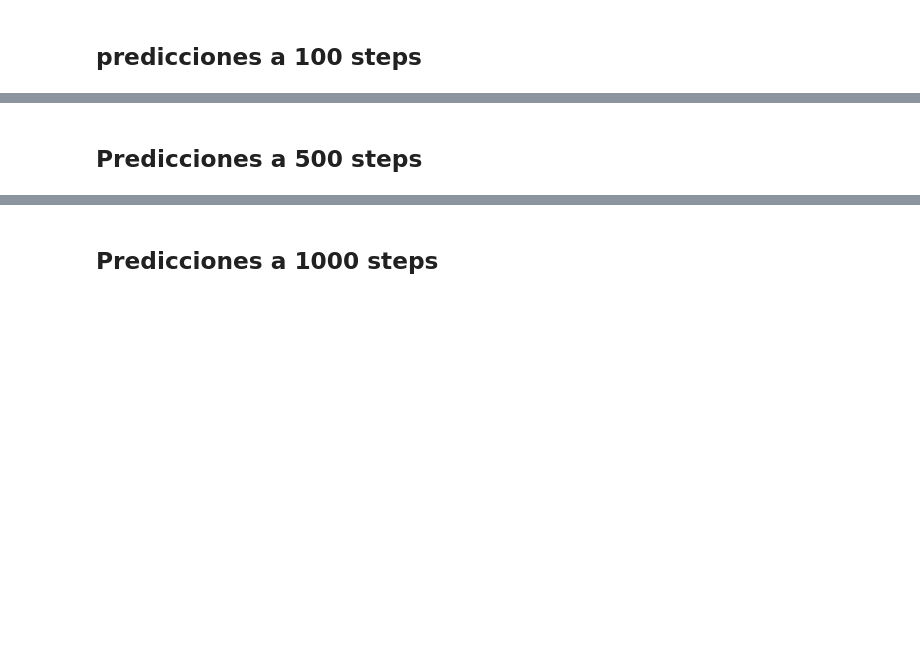
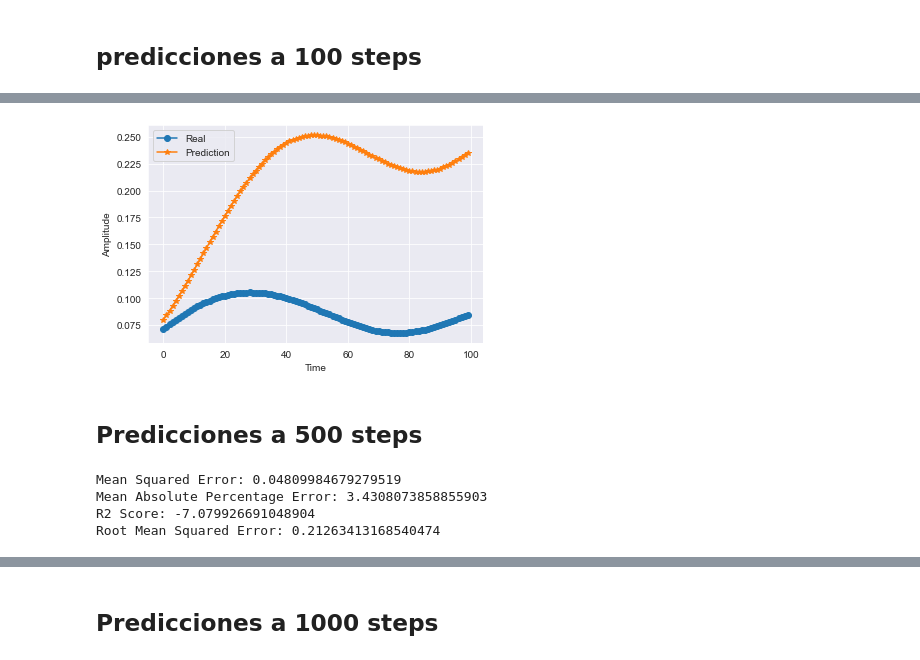
Before and after one commit to consuelorojas/Tesis, a Jupyter notebook: SVR/test_scriptSVR.ipynb, the cells around one changed output, grey strips where cells are left out. Cells and saved outputs as stored; diff of their text form; code cells hidden in the pictures; blank space fills up the shorter version.

```diff
--- a/SVR/test_scriptSVR.ipynb
+++ b/SVR/test_scriptSVR.ipynb
@@ -148,3 +157,13 @@ Root Mean Squared Error: 0.19191000283741486
+# %%
+i = 1
+plt.plot(y_test[i], 'o-',label='Real')
+plt.plot(test100[i], '*-',label='Prediction')
+plt.xlabel('Time')
+plt.ylabel('Amplitude')
+plt.legend()
+plt.show()
+# %% [output]
+[figure, added]
 # %% [markdown]
 ## **Predicciones a 500 steps**
 # %%
@@ -154,8 +174,13 @@ x_test , y_test = ut2.create_sequences(test, 1000, steps)
 test500 = ut2.rollingWindowPrediction_SVR(model, x_test, steps)
 np.savetxt("test500_SVR.csv", test500, delimiter=",")
 # %%
-mse, mape, r2, rmse = er.calculate_errors(test100, y_test)
+mse, mape, r2, rmse = er.calculate_errors(test500, y_test)
 print(f'Mean Squared Error: {mse}')
 print(f'Mean Absolute Percentage Error: {mape}')
 print(f'R2 Score: {r2}')
 print(f'Root Mean Squared Error: {rmse}')
+# %% [output]
+Mean Squared Error: 0.04809984679279519
+Mean Absolute Percentage Error: 3.4308073858855903
+R2 Score: -7.079926691048904
+Root Mean Squared Error: 0.21263413168540474
```
Also changed, not shown: parts of 11 cells of this notebook, 1 other file.
